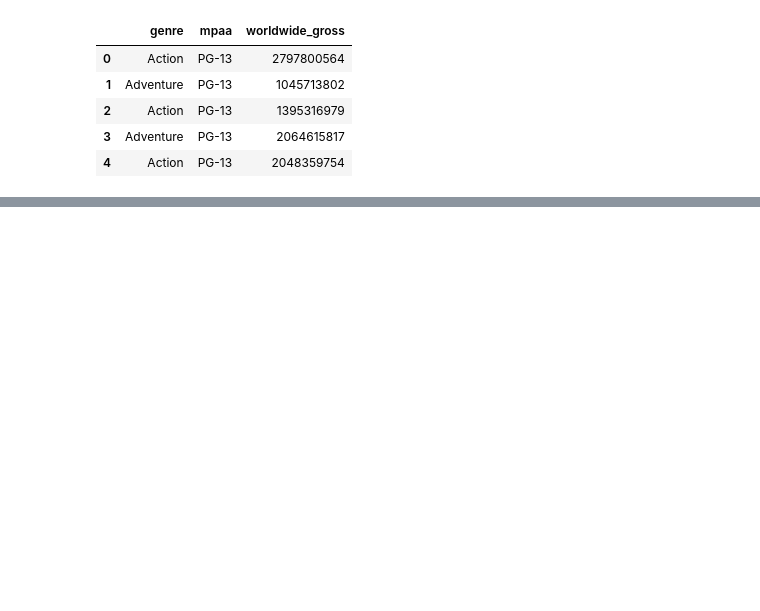
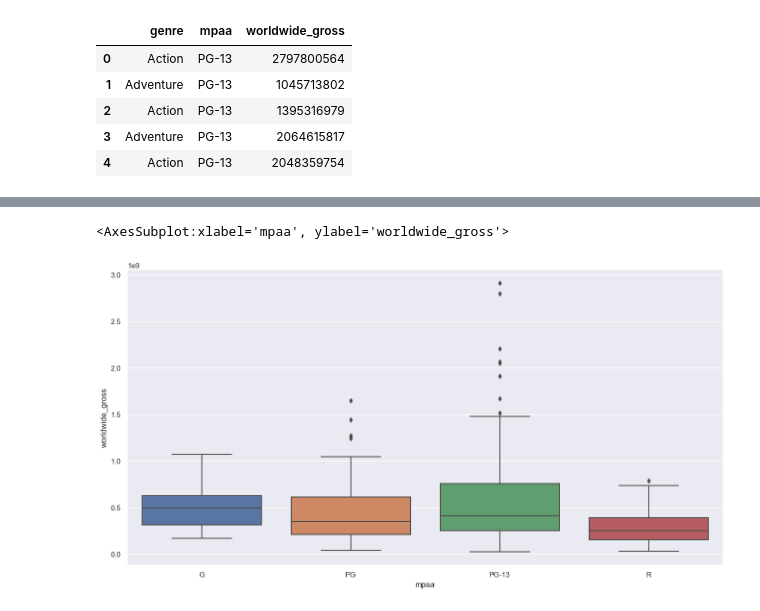
Before and after one commit to emonemoboiii/SC1015-Project-C126-Team1, a Jupyter notebook: Predicting Movie Budget Project.ipynb, the cells around one changed output, grey strips where cells are left out. Saved outputs shown, nothing was run; the diff lists cells and outputs as text; code cells hidden in the pictures; blank space fills up the shorter version.

```diff
--- a/Predicting Movie Budget Project.ipynb
+++ b/Predicting Movie Budget Project.ipynb
@@ -233,0 +269,6 @@ sb.boxplot(x = 'mpaa', y = 'worldwide_gross', data = movieCatData,
+# %%
+f = plt.figure(figsize=(16, 8))
+sb.boxplot(x = 'mpaa', y = 'worldwide_gross', data = movieCatData)
+# %% [output]
+<AxesSubplot:xlabel='mpaa', ylabel='worldwide_gross'>
+[figure, added]
```
Also changed, not shown: parts of 34 cells of this notebook.
